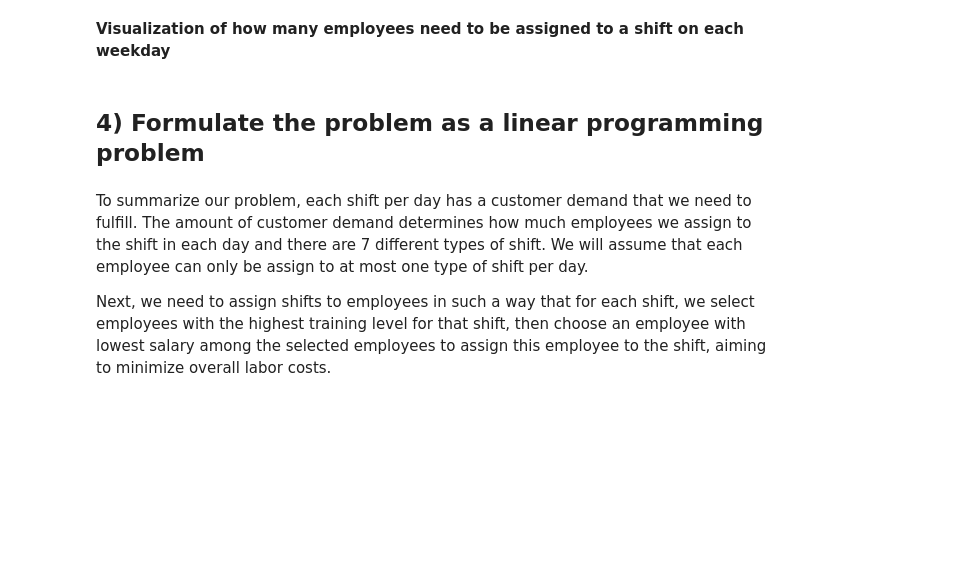
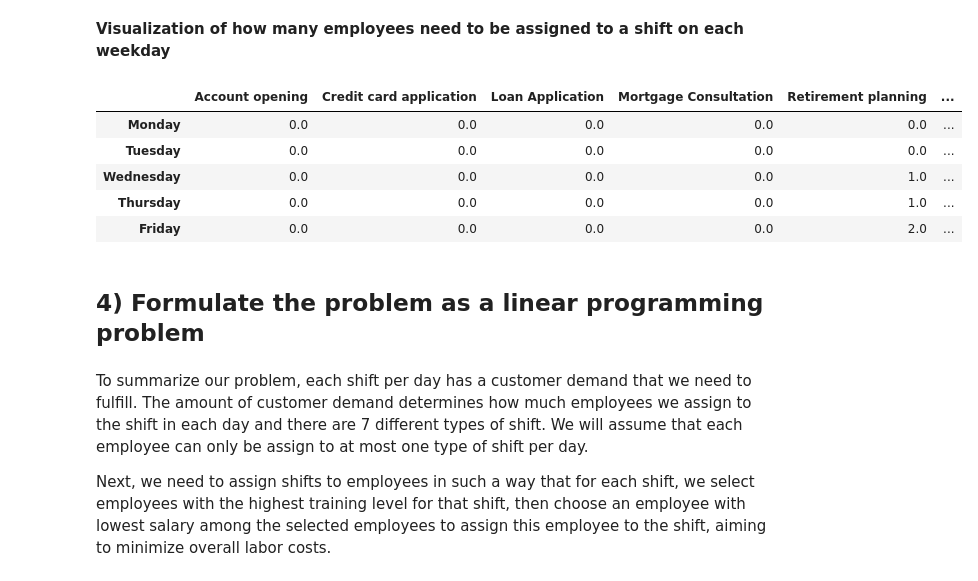
Before and after one commit to Michxz312/Group-Portfolio, a Jupyter notebook: group_5_project_revised.ipynb, the cells around one changed output. Drawn from its saved outputs; the diff is of its cells as text; code cells hidden in the pictures; blank space fills up the shorter version.

```diff
--- a/group_5_project_revised.ipynb
+++ b/group_5_project_revised.ipynb
@@ -278,7 +309,7 @@ with open(csv_file_path, mode='w', newline='') as file:
 **Visualization of how many employees need to be assigned to a shift on each weekday**
 # %%
 # enumerate the data, so it's easier to use
-customer = []
+customer_demand_data = []
 
 shift = {
     "Account opening": 0,
@@ -296,20 +327,27 @@ for data in customer_data:
     # change shift string to integer
     shift_type = shift[data[1]]
     demand = data[2]
-    customer.append([day, shift_type, demand])
+    customer_demand_data.append([day, shift_type, demand])
 # %%
 # rows as days and columns as shift types
 demand_df = pd.DataFrame()
 
-for day, shift, demand in customer:
+for day, shift, demand in customer_demand_data:
     demand_df.at[day, shift] = demand
 
 day_label = ['Monday', 'Tuesday', 'Wednesday', 'Thursday', 'Friday']
 shift_label = ['Account opening', 'Credit card application', 'Loan Application', 'Mortgage Consultation',
                'Retirement planning', 'Financial advising', 'Wealth management']
 
 demand_df = demand_df.rename(index = dict(zip(range(5), day_label)), columns= dict(zip(range(7), shift_label)))
 demand_df
+# %% [output]
+|  | Account opening | Credit card application | Loan Application | Mortgage Consultation | Retirement planning | ... |
+| Monday | 0.0 | 0.0 | 0.0 | 0.0 | 0.0 | ... |
+| Tuesday | 0.0 | 0.0 | 0.0 | 0.0 | 0.0 | ... |
+| Wednesday | 0.0 | 0.0 | 0.0 | 0.0 | 1.0 | ... |
+| Thursday | 0.0 | 0.0 | 0.0 | 0.0 | 1.0 | ... |
+| Friday | 0.0 | 0.0 | 0.0 | 0.0 | 2.0 | ... |
 # %% [markdown]
 ## 4) Formulate the problem as a linear programming problem
 # %% [markdown]
```
Also changed, not shown: parts of 6 cells of this notebook, 1 other file.
